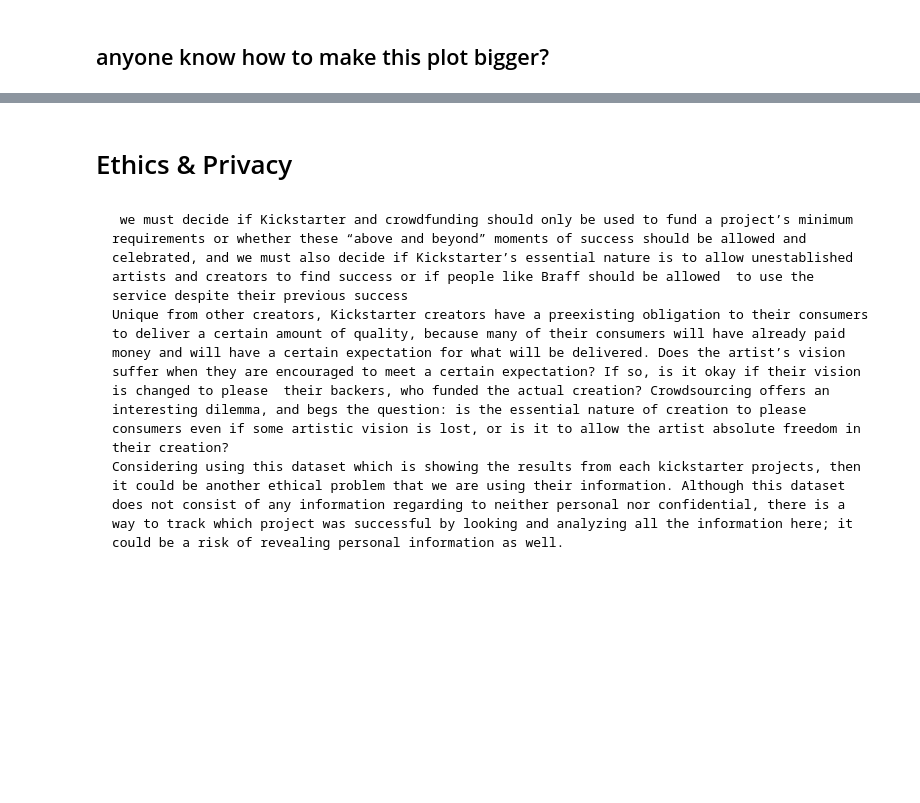
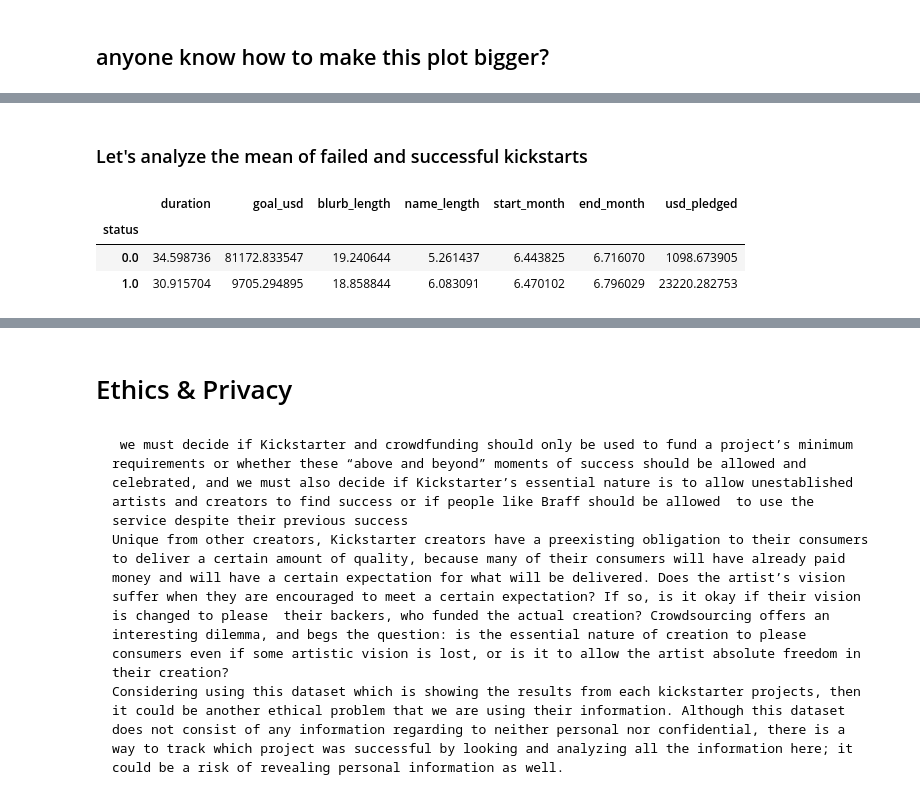
Before and after one commit to krandapus/Projects, a Jupyter notebook: FinalProject.ipynb, the cells around one changed output, grey strips where cells are left out. Cells and saved outputs as stored; diff of their text form; code cells hidden in the pictures; blank space fills up the shorter version.

```diff
--- a/FinalProject.ipynb
+++ b/FinalProject.ipynb
@@ -214,0 +251,13 @@ res = mod.fit()
+# %% [markdown]
+### Let's analyze the mean of failed and successful kickstarts
+# %%
+#sns.countplot(x='status', data=df_kickstarters, palette='hls')
+#plt.show()
+#plt.savefig('count_plot')
+df_grouped = df.groupby('status').mean()
+df_grouped
+# %% [output]
+|  | duration | goal_usd | blurb_length | name_length | start_month | end_month | usd_pledged |
+| status |  |  |  |  |  |  |  |
+| 0.0 | 34.598736 | 81172.833547 | 19.240644 | 5.261437 | 6.443825 | 6.716070 | 1098.673905 |
+| 1.0 | 30.915704 | 9705.294895 | 18.858844 | 6.083091 | 6.470102 | 6.796029 | 23220.282753 |
```
Also changed, not shown: parts of 19 cells of this notebook.
